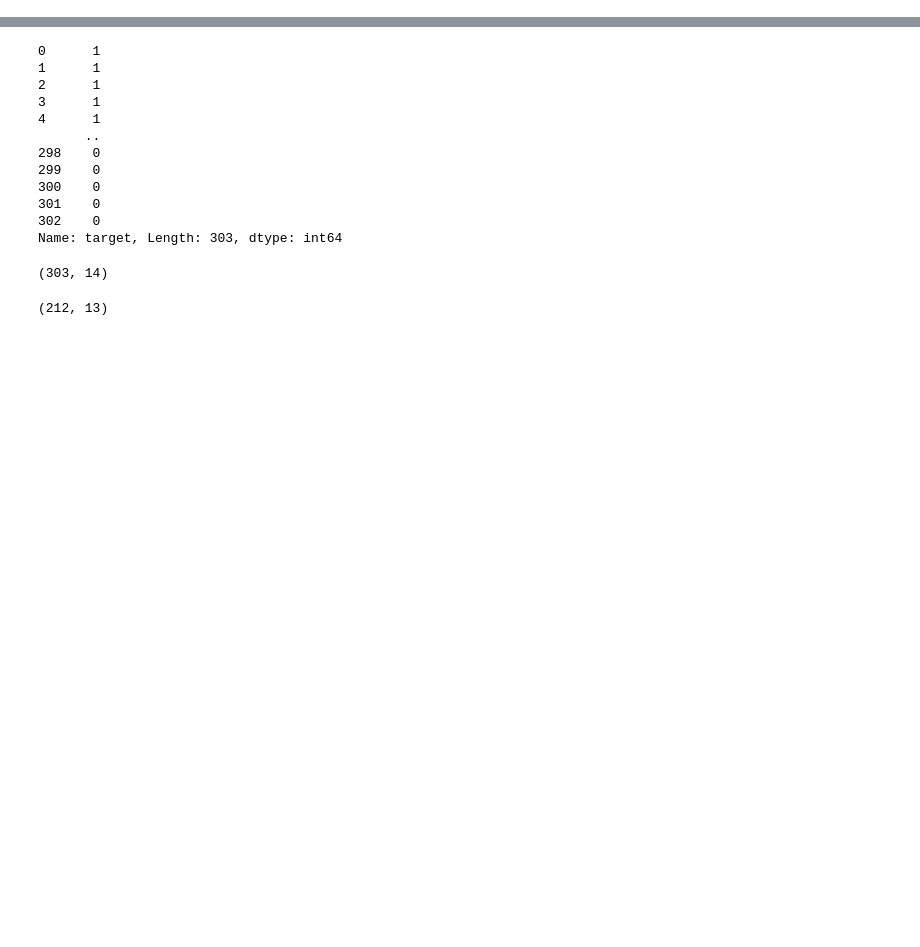
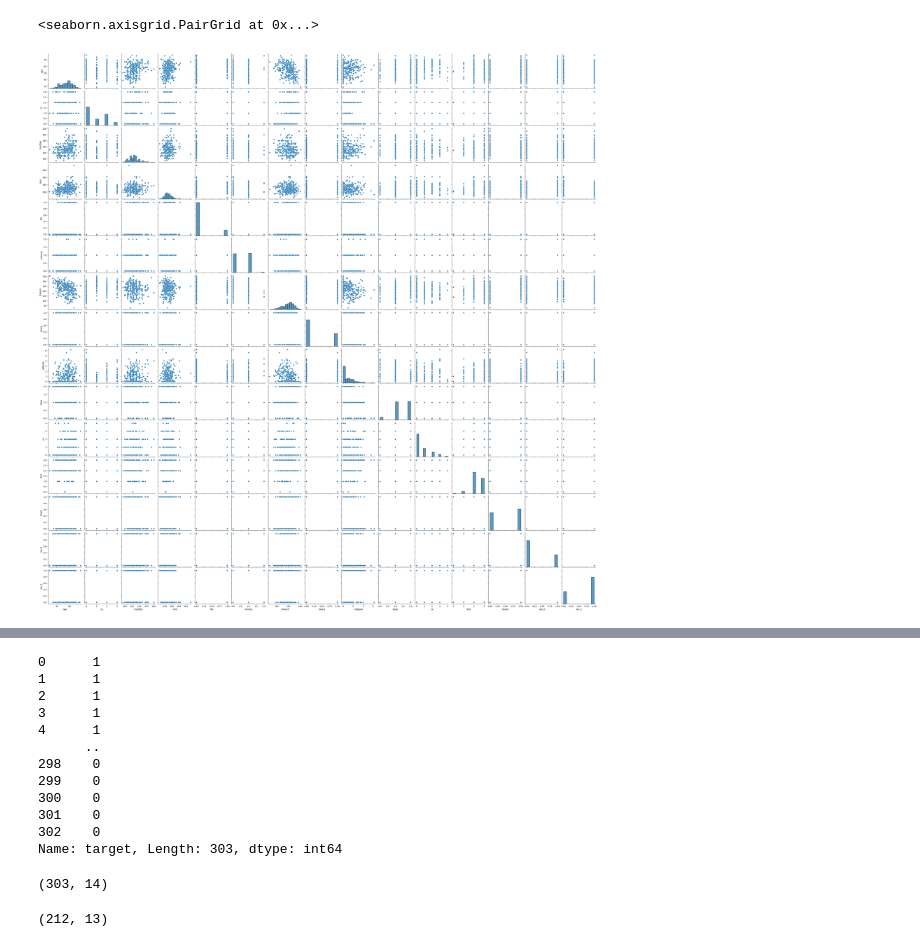
Before and after one commit to A-R-TAQI/ml_project_01, a Jupyter notebook: ml_heart.ipynb, the cells around one changed output, grey strips where cells are left out. Drawn from its saved outputs; the diff is of its cells as text; code cells hidden in the pictures; blank space fills up the shorter version.

```diff
--- a/ml_heart.ipynb
+++ b/ml_heart.ipynb
@@ -2,0 +143,5 @@
+# %%
+sns.pairplot(df)
+# %% [output]
+<seaborn.axisgrid.PairGrid at 0x...>
+[figure, added]
```
Also changed, not shown: parts of 53 cells of this notebook.
